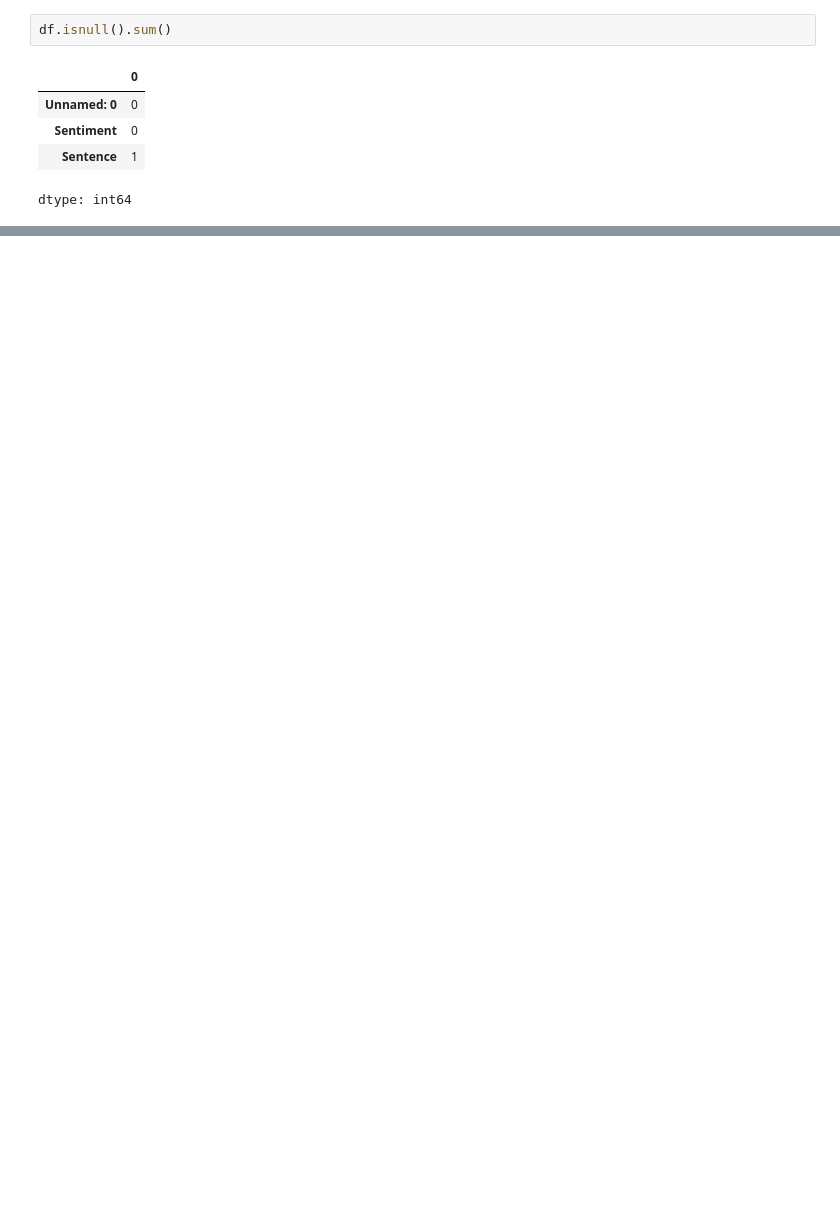
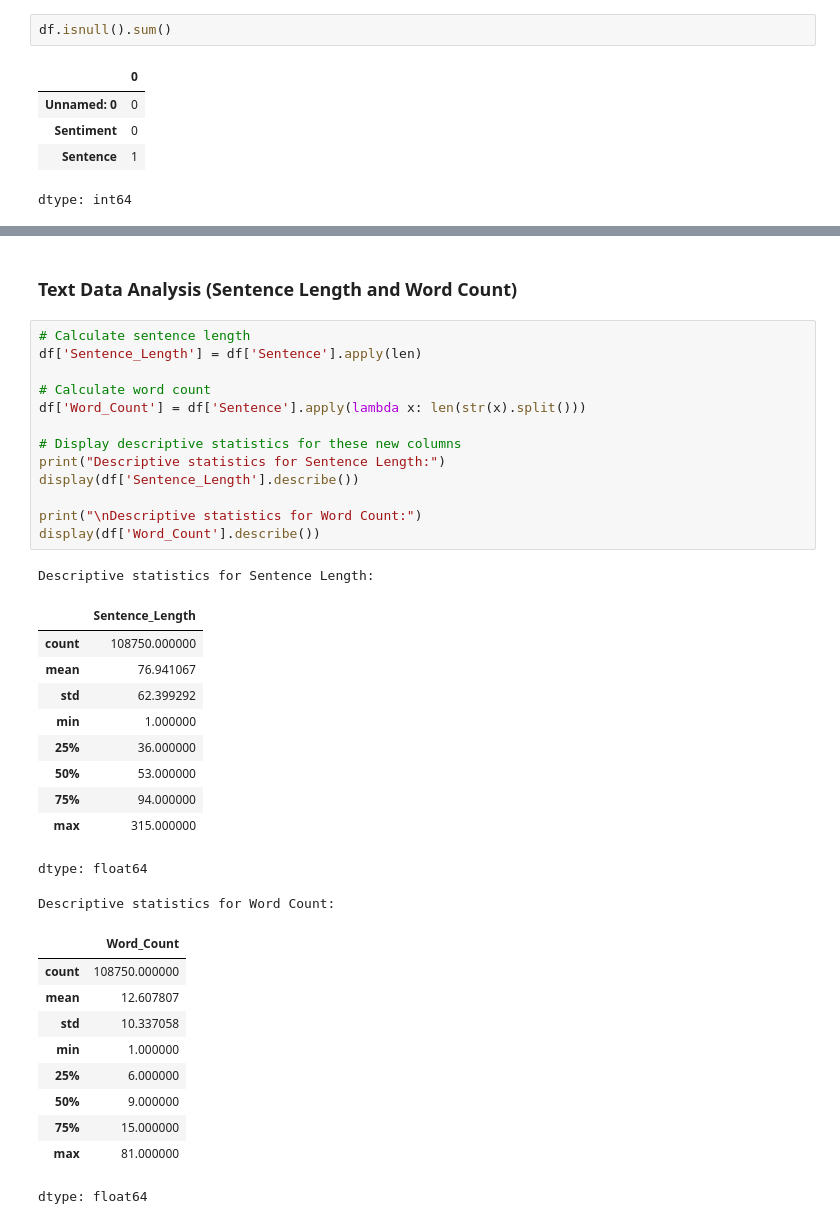
Before and after one commit to devpatel0005/TechMicra-AIML-Summer-Internship, a Jupyter notebook: Stock_Sentiment_Analysis_and_Prediction.ipynb, the cells around one changed output, grey strips where cells are left out. Cells and saved outputs as stored; diff of their text form; blank space fills up the shorter version.

```diff
--- a/Stock_Sentiment_Analysis_and_Prediction.ipynb
+++ b/Stock_Sentiment_Analysis_and_Prediction.ipynb
@@ -68,0 +100,38 @@ memory usage: 2.5+ MB
+# %% [markdown]
+### Text Data Analysis (Sentence Length and Word Count)
+# %%
+# Calculate sentence length
+df['Sentence_Length'] = df['Sentence'].apply(len)
+
+# Calculate word count
+df['Word_Count'] = df['Sentence'].apply(lambda x: len(str(x).split()))
+
+# Display descriptive statistics for these new columns
+print("Descriptive statistics for Sentence Length:")
+display(df['Sentence_Length'].describe())
+
+print("\nDescriptive statistics for Word Count:")
+display(df['Word_Count'].describe())
+# %% [output]
+Descriptive statistics for Sentence Length:
+|  | Sentence_Length |
+| count | 108750.000000 |
+| mean | 76.941067 |
+| std | 62.399292 |
+| min | 1.000000 |
+| 25% | 36.000000 |
+| 50% | 53.000000 |
+| 75% | 94.000000 |
+| max | 315.000000 |
+dtype: float64
+Descriptive statistics for Word Count:
+|  | Word_Count |
+| count | 108750.000000 |
+| mean | 12.607807 |
+| std | 10.337058 |
+| min | 1.000000 |
+| 25% | 6.000000 |
+| 50% | 9.000000 |
+| 75% | 15.000000 |
+| max | 81.000000 |
+dtype: float64
```
Also changed, not shown: parts of 14 cells of this notebook.
